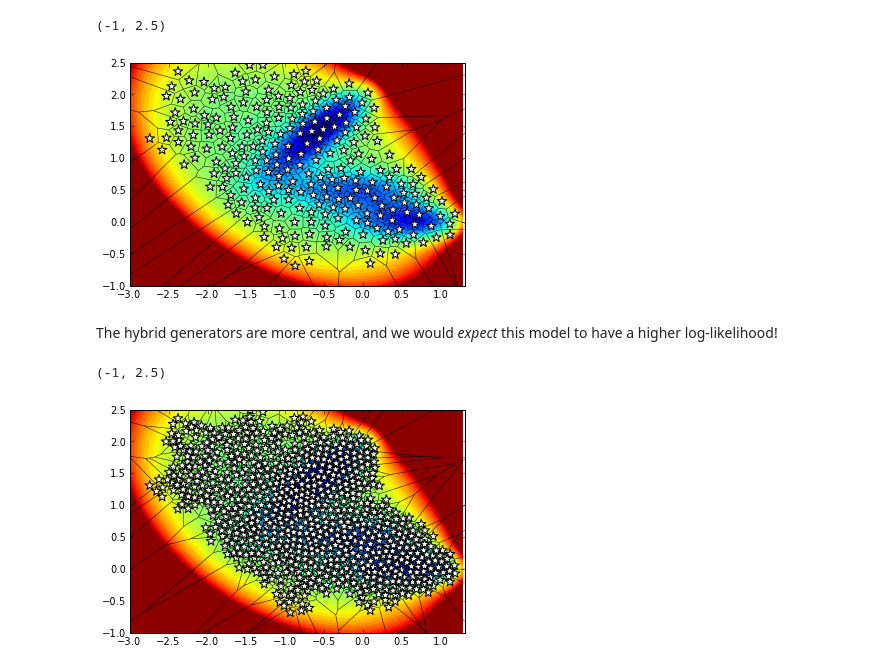
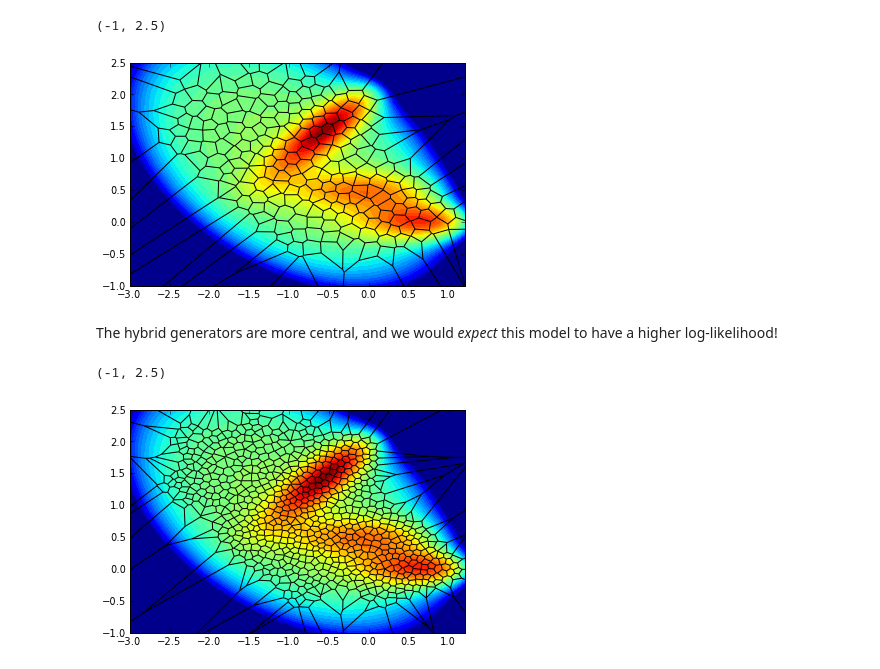
Before and after one commit to rmcgibbo/opt-k, a Jupyter notebook: muller/voronoi.ipynb, the cells around one changed output. Drawn from its saved outputs; the diff is of its cells as text; code cells hidden in the pictures.

```diff
--- a/muller/voronoi.ipynb
+++ b/muller/voronoi.ipynb
@@ -6,5 +6,7 @@ g50 = np.load('data/gens50.npy')
 g100 = np.load('data/gens100.npy')
 g250 = np.load('data/gens250.npy')
 g800 = np.load('data/gens800.npy')
+my_cmap = matplotlib.cm.jet_r
+vor_color = 'black'
 # %%
 limits = [-3, 1.3, -1, 2.5]
@@ -49,22 +51,22 @@ ylim(limits[2:])
 # %%
 limits = [-3, 1.3, -1, 2.5]
-muller.plot_v(*limits)
-muller.plot_voronoi(g250, limits)
-scatter(g250[:,0], g250[:,1], marker='*', s=100, c='white')
-xlim(limits[:2])
+muller.plot_v(*limits, cmap=my_cmap)
+muller.plot_voronoi(g250, limits, color=vor_color)
+#scatter(g250[:,0], g250[:,1], marker='*', s=100, c='white')
+xlim(limits[0], 1.2)
 ylim(limits[2:])
 # %% [output]
 (-1, 2.5)
-[figure, old version]
+[figure, new version]
 # %% [markdown]
 The hybrid generators are more central, and we would *expect* this model to have a higher log-likelihood!
 # %%
 limits = [-3, 1.3, -1, 2.5]
-muller.plot_v(*limits)
-muller.plot_voronoi(g800, limits)
-scatter(g800[:,0], g800[:,1], marker='*', s=100, c='white')
-xlim(limits[:2])
+muller.plot_v(*limits, cmap=my_cmap)
+muller.plot_voronoi(g800, limits, color=vor_color)
+#scatter(g800[:,0], g800[:,1], marker='*', s=100, c='white')
+xlim(limits[0], 1.2)
 ylim(limits[2:])
 # %% [output]
 (-1, 2.5)
-[figure, old version]
+[figure, new version]
```
Also changed, not shown: parts of 4 cells of this notebook, 3 other files.
